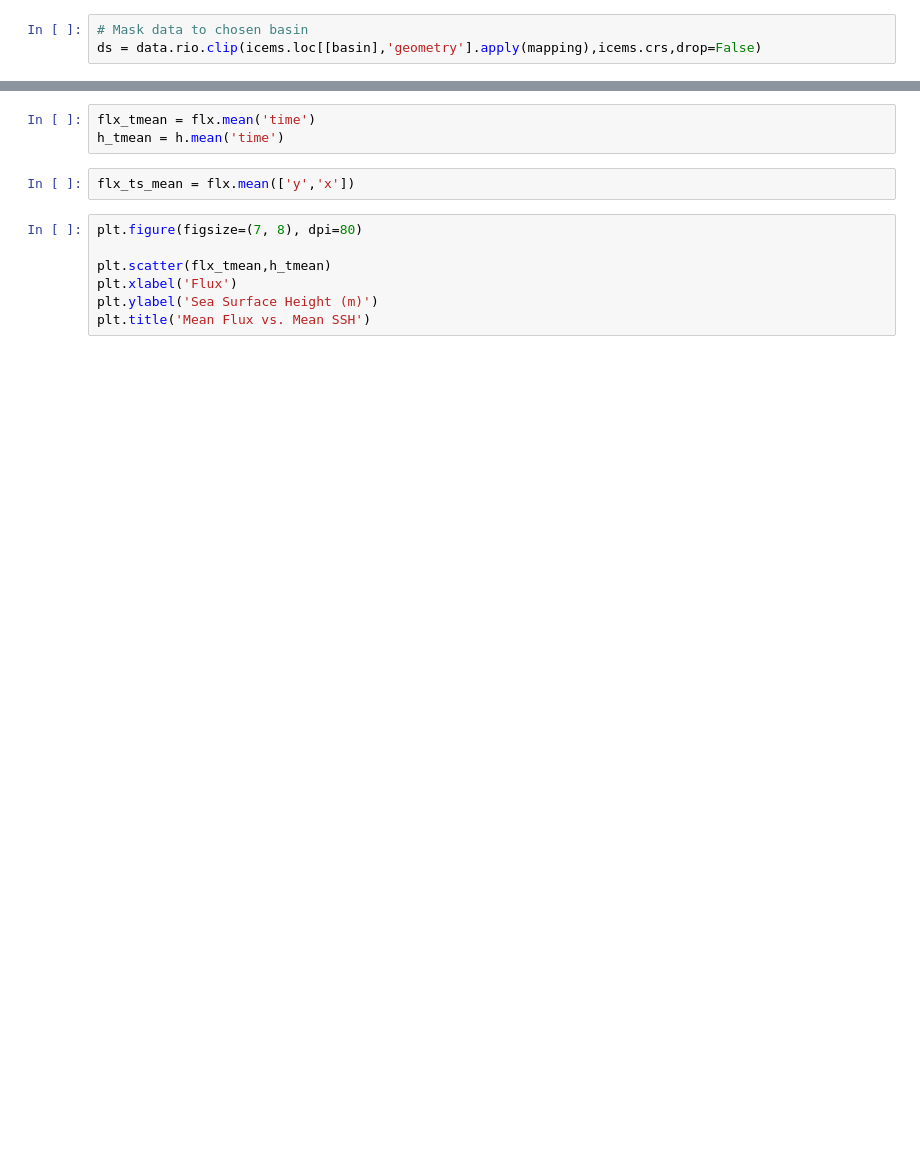
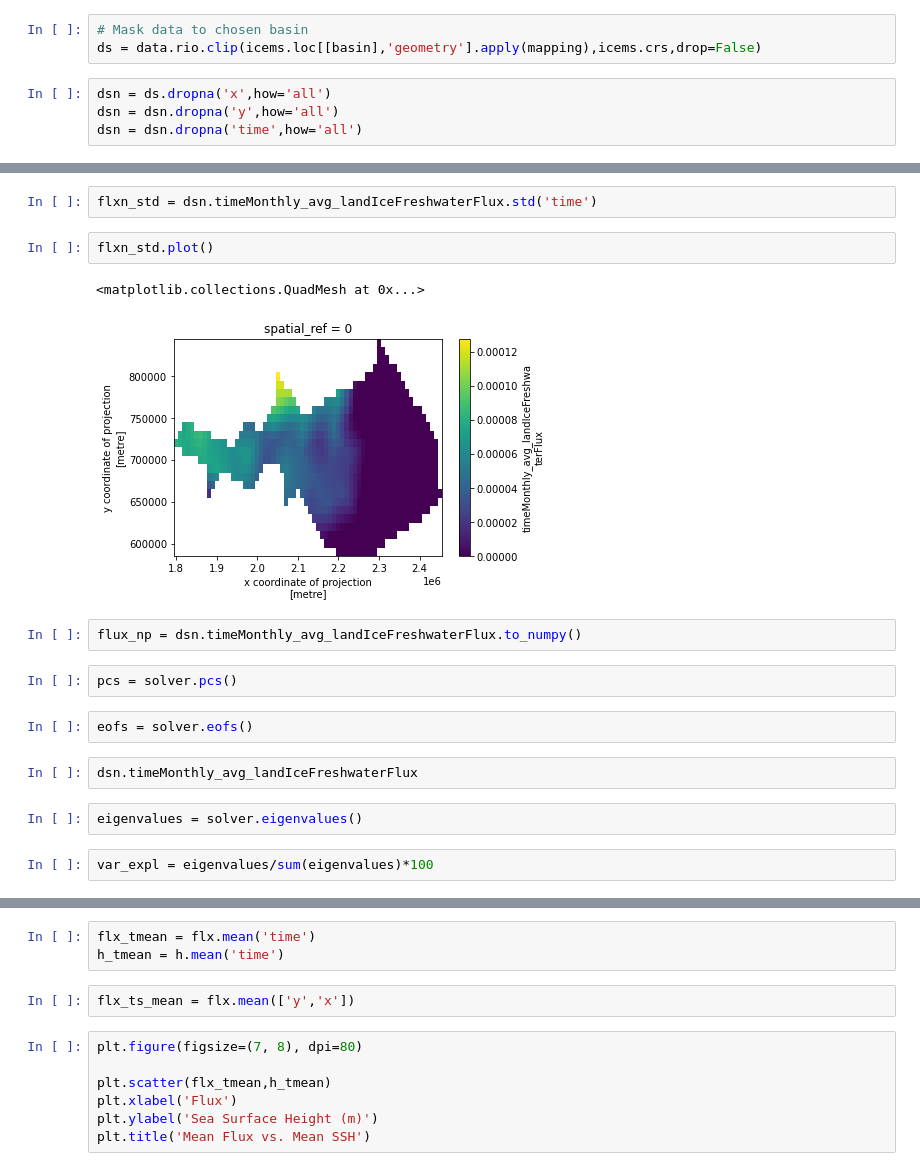
Before and after one commit to mshiv/aislens_emulation, a Jupyter notebook: notebooks/01-sm-initial-data-workflow.ipynb, the cells around one changed output, grey strips where cells are left out. Drawn from its saved outputs; the diff is of its cells as text; blank space fills up the shorter version.

```diff
--- a/notebooks/01-sm-initial-data-workflow.ipynb
+++ b/notebooks/01-sm-initial-data-workflow.ipynb
@@ -112,6 +106,10 @@ icems.loc[[basin]].plot(ax=ax)
 # %%
 # Mask data to chosen basin
 ds = data.rio.clip(icems.loc[[basin],'geometry'].apply(mapping),icems.crs,drop=False)
+# %%
+dsn = ds.dropna('x',how='all')
+dsn = dsn.dropna('y',how='all')
+dsn = dsn.dropna('time',how='all')
 # %%
 flx = ds.timeMonthly_avg_landIceFreshwaterFlux
 h = ds.timeMonthly_avg_ssh
@@ -117,0 +161,19 @@ h = ds.timeMonthly_avg_ssh
+# %%
+flxn_std = dsn.timeMonthly_avg_landIceFreshwaterFlux.std('time')
+# %%
+flxn_std.plot()
+# %% [output]
+<matplotlib.collections.QuadMesh at 0x...>
+[figure, added]
+# %%
+flux_np = dsn.timeMonthly_avg_landIceFreshwaterFlux.to_numpy()
+# %%
+pcs = solver.pcs()
+# %%
+eofs = solver.eofs()
+# %%
+dsn.timeMonthly_avg_landIceFreshwaterFlux
+# %%
+eigenvalues = solver.eigenvalues()
+# %%
+var_expl = eigenvalues/sum(eigenvalues)*100
```
Also changed, not shown: parts of 77 cells of this notebook, 5 other files.
